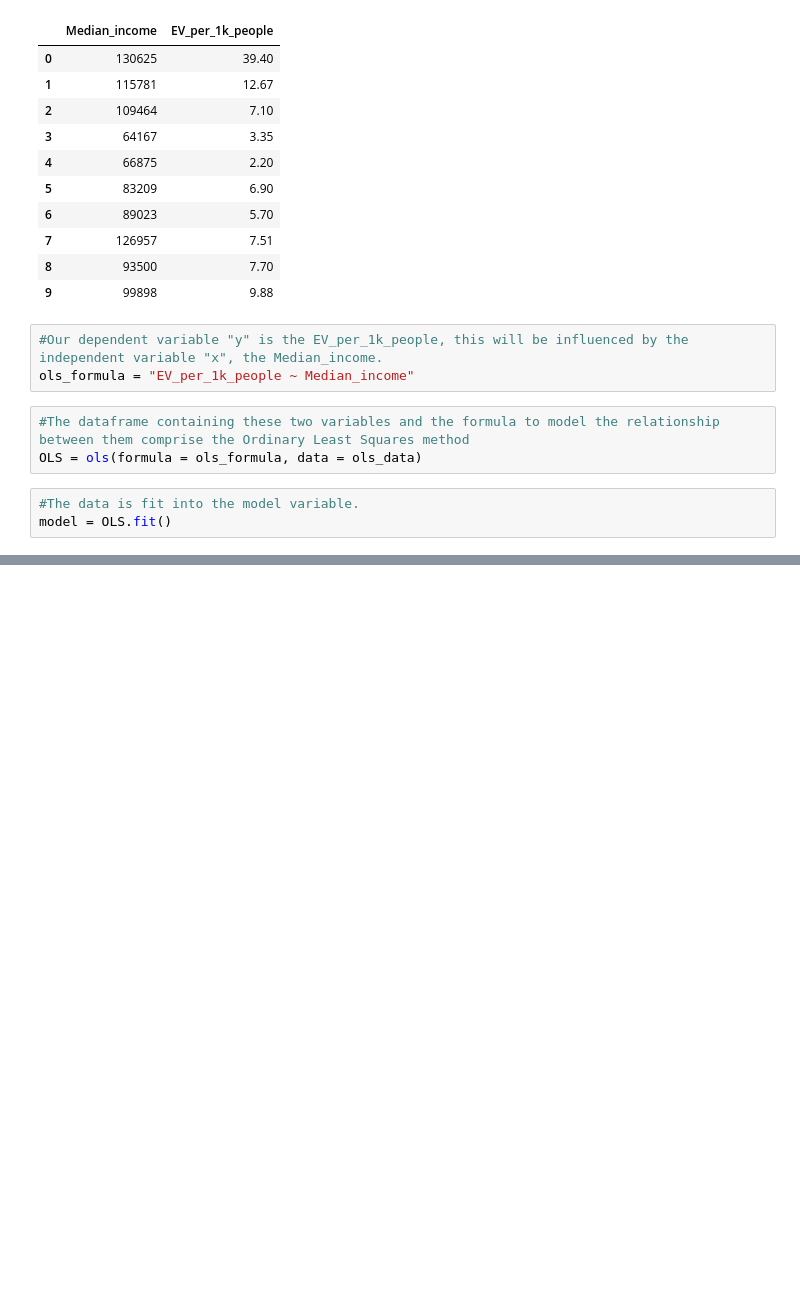
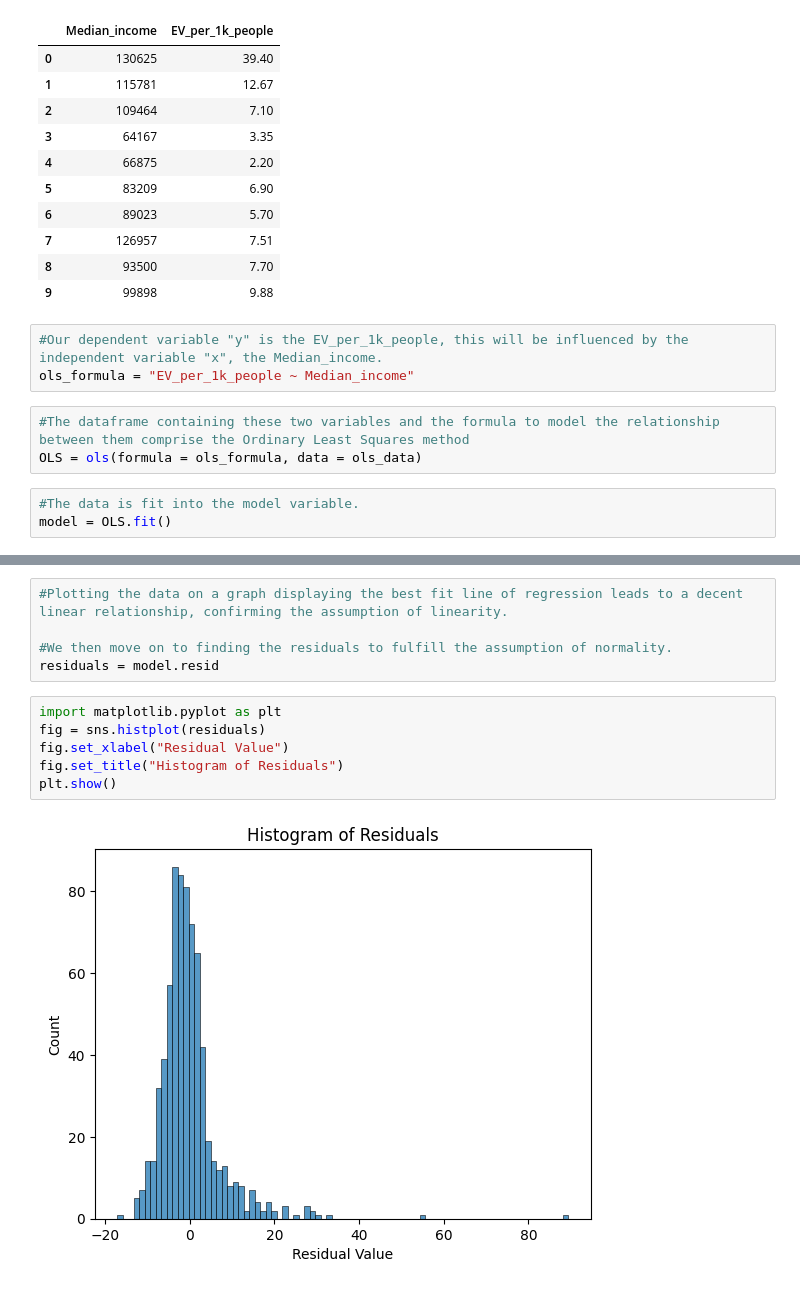
Before and after one commit to Blueskies94/State_of_Minnesota_EV_analysis, a Jupyter notebook: Python_regression_analysis.ipynb, the cells around one changed output, grey strips where cells are left out. Drawn from its saved outputs; the diff is of its cells as text; blank space fills up the shorter version.

```diff
--- a/Python_regression_analysis.ipynb
+++ b/Python_regression_analysis.ipynb
@@ -182,0 +198,13 @@ strong multicollinearity or other numerical problems.
+# %%
+#Plotting the data on a graph displaying the best fit line of regression leads to a decent linear relationship, confirming the assumption of linearity.
+
+#We then move on to finding the residuals to fulfill the assumption of normality.
+residuals = model.resid
+# %%
+import matplotlib.pyplot as plt
+fig = sns.histplot(residuals)
+fig.set_xlabel("Residual Value")
+fig.set_title("Histogram of Residuals")
+plt.show()
+# %% [output]
+[figure, added]
```
Also changed, not shown: parts of 20 cells of this notebook.
